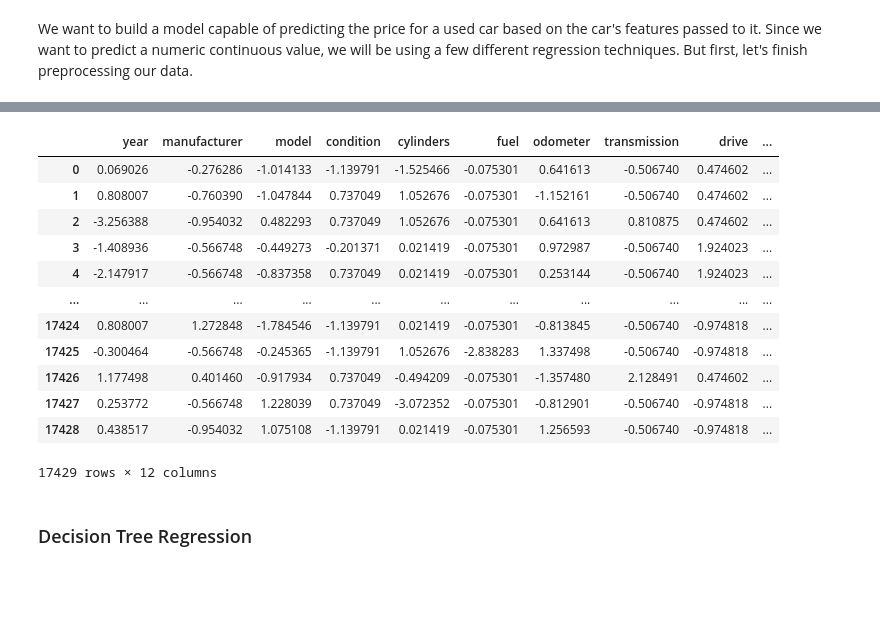
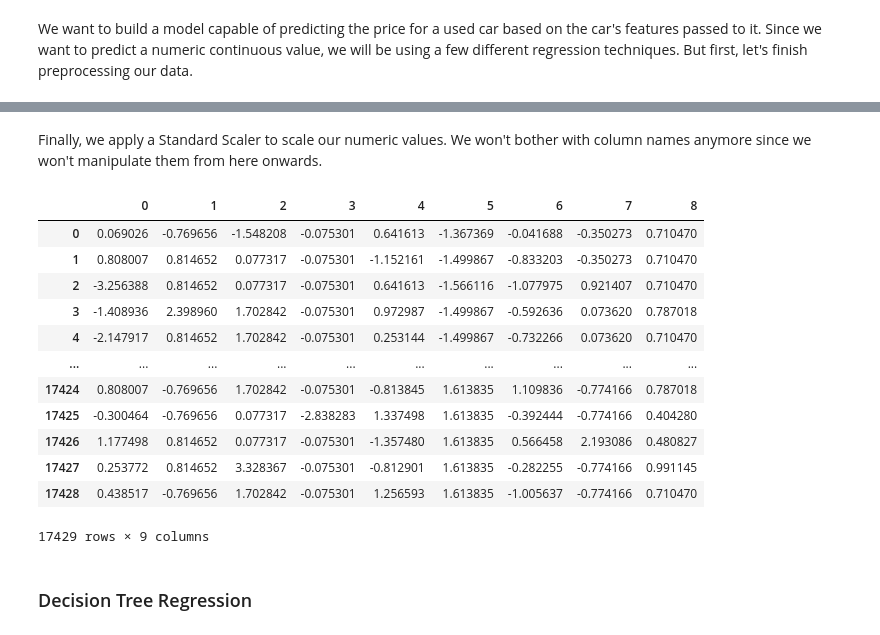
Before and after one commit to guicttram/used-cars-price-prediction, a Jupyter notebook: Price Prediction.ipynb, the cells around one changed output, grey strips where cells are left out. Drawn from its saved outputs; the diff is of its cells as text; code cells hidden in the pictures; blank space fills up the shorter version.

```diff
--- a/Price Prediction.ipynb
+++ b/Price Prediction.ipynb
@@ -332 +373,3 @@ for col in cat_cols:
+# %%
+X_copy = X_copy.drop(columns=['brand', 'model', 'transmission', 'drive', 'type', 'color'], axis=1)
 # %%
@@ -347,0 +391,7 @@ X
+# %%
+cat_cols = [cname for cname in X_copy.columns if X_copy[cname].dtype == 'object']
+# %%
+label_encoder = LabelEncoder()
+
+for col in cat_cols:
+    X_copy[col] = label_encoder.fit_transform(X_copy[col])
@@ -348,22 +414,22 @@ X
+# %% [markdown]
+Finally, we apply a Standard Scaler to scale our numeric values. We won't bother with column names anymore since we won't manipulate them from here onwards.
 # %%
 scaler = StandardScaler()
-X_copy = X.copy()
-X = pd.DataFrame(scaler.fit_transform(X))
-X.columns = X_copy.columns
+X_copy = pd.DataFrame(scaler.fit_transform(X_copy))
 # %%
-pd.DataFrame(X)
+X_copy
 # %% [output]
-|  | year | manufacturer | model | condition | cylinders | fuel | odometer | transmission | drive | ... |
-| 0 | 0.069026 | -0.276286 | -1.014133 | -1.139791 | -1.525466 | -0.075301 | 0.641613 | -0.506740 | 0.474602 | ... |
-| 1 | 0.808007 | -0.760390 | -1.047844 | 0.737049 | 1.052676 | -0.075301 | -1.152161 | -0.506740 | 0.474602 | ... |
-| 2 | -3.256388 | -0.954032 | 0.482293 | 0.737049 | 1.052676 | -0.075301 | 0.641613 | 0.810875 | 0.474602 | ... |
-| 3 | -1.408936 | -0.566748 | -0.449273 | -0.201371 | 0.021419 | -0.075301 | 0.972987 | -0.506740 | 1.924023 | ... |
-| 4 | -2.147917 | -0.566748 | -0.837358 | 0.737049 | 0.021419 | -0.075301 | 0.253144 | -0.506740 | 1.924023 | ... |
-| ... | ... | ... | ... | ... | ... | ... | ... | ... | ... | ... |
-| 17424 | 0.808007 | 1.272848 | -1.784546 | -1.139791 | 0.021419 | -0.075301 | -0.813845 | -0.506740 | -0.974818 | ... |
-| 17425 | -0.300464 | -0.566748 | -0.245365 | -1.139791 | 1.052676 | -2.838283 | 1.337498 | -0.506740 | -0.974818 | ... |
-| 17426 | 1.177498 | 0.401460 | -0.917934 | 0.737049 | -0.494209 | -0.075301 | -1.357480 | 2.128491 | 0.474602 | ... |
-| 17427 | 0.253772 | -0.566748 | 1.228039 | 0.737049 | -3.072352 | -0.075301 | -0.812901 | -0.506740 | -0.974818 | ... |
-| 17428 | 0.438517 | -0.954032 | 1.075108 | -1.139791 | 0.021419 | -0.075301 | 1.256593 | -0.506740 | -0.974818 | ... |
+|  | 0 | 1 | 2 | 3 | 4 | 5 | 6 | 7 | 8 |
+| 0 | 0.069026 | -0.769656 | -1.548208 | -0.075301 | 0.641613 | -1.367369 | -0.041688 | -0.350273 | 0.710470 |
+| 1 | 0.808007 | 0.814652 | 0.077317 | -0.075301 | -1.152161 | -1.499867 | -0.833203 | -0.350273 | 0.710470 |
+| 2 | -3.256388 | 0.814652 | 0.077317 | -0.075301 | 0.641613 | -1.566116 | -1.077975 | 0.921407 | 0.710470 |
+| 3 | -1.408936 | 2.398960 | 1.702842 | -0.075301 | 0.972987 | -1.499867 | -0.592636 | 0.073620 | 0.787018 |
+| 4 | -2.147917 | 0.814652 | 1.702842 | -0.075301 | 0.253144 | -1.499867 | -0.732266 | 0.073620 | 0.710470 |
+| ... | ... | ... | ... | ... | ... | ... | ... | ... | ... |
+| 17424 | 0.808007 | -0.769656 | 1.702842 | -0.075301 | -0.813845 | 1.613835 | 1.109836 | -0.774166 | 0.787018 |
+| 17425 | -0.300464 | -0.769656 | 0.077317 | -2.838283 | 1.337498 | 1.613835 | -0.392444 | -0.774166 | 0.404280 |
+| 17426 | 1.177498 | 0.814652 | 0.077317 | -0.075301 | -1.357480 | 1.613835 | 0.566458 | 2.193086 | 0.480827 |
+| 17427 | 0.253772 | 0.814652 | 3.328367 | -0.075301 | -0.812901 | 1.613835 | -0.282255 | -0.774166 | 0.991145 |
+| 17428 | 0.438517 | -0.769656 | 1.702842 | -0.075301 | 1.256593 | 1.613835 | -1.005637 | -0.774166 | 0.710470 |
-17429 rows × 12 columns
+17429 rows × 9 columns
 # %%
```
Also changed, not shown: parts of 21 cells of this notebook.
